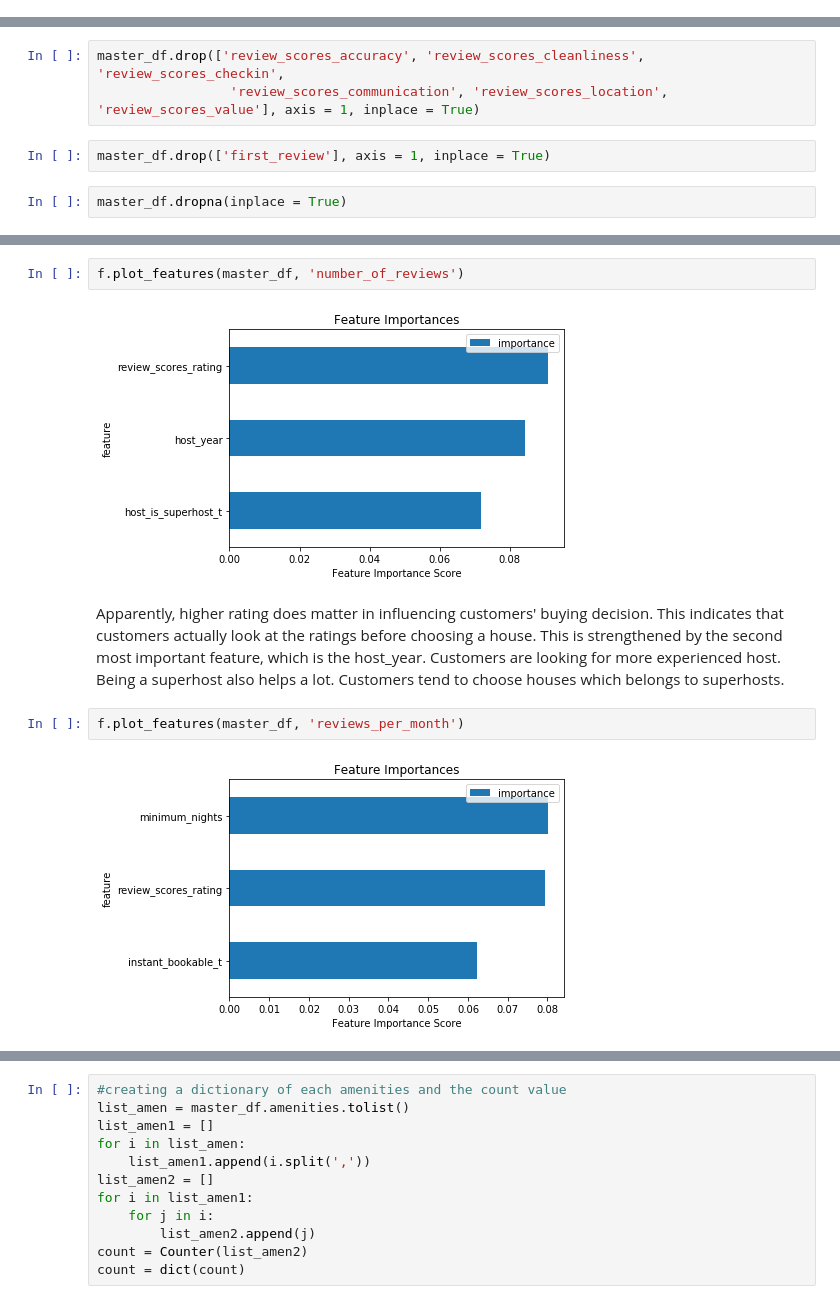
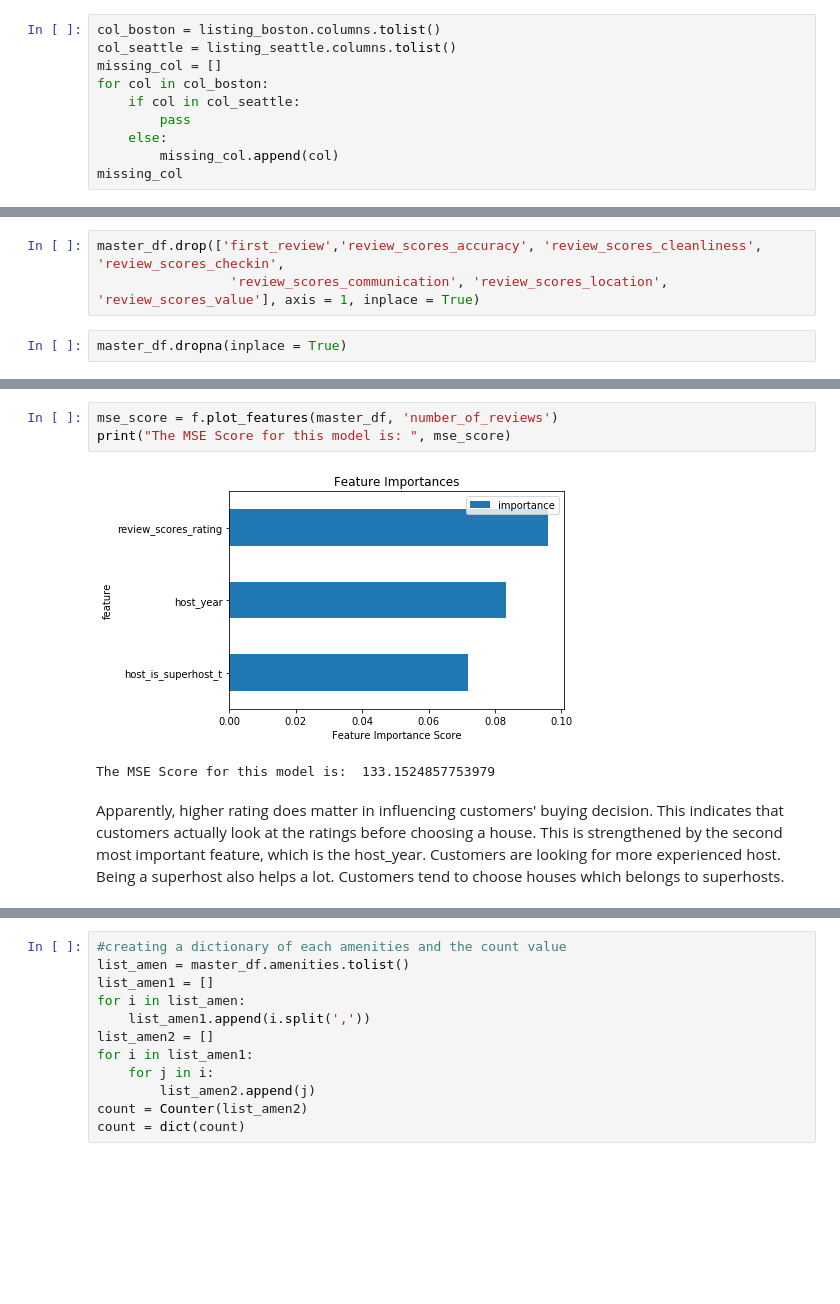
Before and after one commit to nugroho1234/airbnb_project, a Jupyter notebook: Airbnb Data Final.ipynb, the cells around one changed output, grey strips where cells are left out. Drawn from its saved outputs; the diff is of its cells as text; blank space fills up the shorter version.

Commit message:
implementing CRISP-DM Approach on the notebook, created new function to plot amenities for functions.py, updating docstring for functions.py

```diff
--- a/Airbnb Data Final.ipynb
+++ b/Airbnb Data Final.ipynb
@@ -57,0 +132,10 @@ memory usage: 2.6+ MB
+# %%
+col_boston = listing_boston.columns.tolist()
+col_seattle = listing_seattle.columns.tolist()
+missing_col = []
+for col in col_boston:
+    if col in col_seattle:
+        pass
+    else:
+        missing_col.append(col)
+missing_col
@@ -433,7 +547,5 @@ Lastly, I won't be needing the detailed reviews such as cleanliness, accuracy, e
 # %%
-master_df.drop(['review_scores_accuracy', 'review_scores_cleanliness', 'review_scores_checkin',
+master_df.drop(['first_review','review_scores_accuracy', 'review_scores_cleanliness', 'review_scores_checkin',
                  'review_scores_communication', 'review_scores_location', 'review_scores_value'], axis = 1, inplace = True)
-# %%
-master_df.drop(['first_review'], axis = 1, inplace = True)
 # %%
 master_df.dropna(inplace = True)
@@ -454,12 +572,10 @@ Before, I did say that customers' buying decision will be proxied using number_o
 
 To answer this question, I will create a function to plot the top 3 feature importances of the random forest regressor I'm going to use to fit the data.
-# %%
-f.plot_features(master_df, 'number_of_reviews')
-# %% [output]
-[figure, removed]
+# %%
+mse_score = f.plot_features(master_df, 'number_of_reviews')
+print("The MSE Score for this model is: ", mse_score)
+# %% [output]
+[figure, added]
+The MSE Score for this model is:  133.1524857753979
 # %% [markdown]
 Apparently, higher rating does matter in influencing customers' buying decision. This indicates that customers actually look at the ratings before choosing a house. This is strengthened by the second most important feature, which is the host_year. Customers are looking for more experienced host. Being a superhost also helps a lot. Customers tend to choose houses which belongs to superhosts.
-# %%
-f.plot_features(master_df, 'reviews_per_month')
-# %% [output]
-[figure, removed]
```
Also changed, not shown: parts of 50 cells of this notebook, 1 other file.
